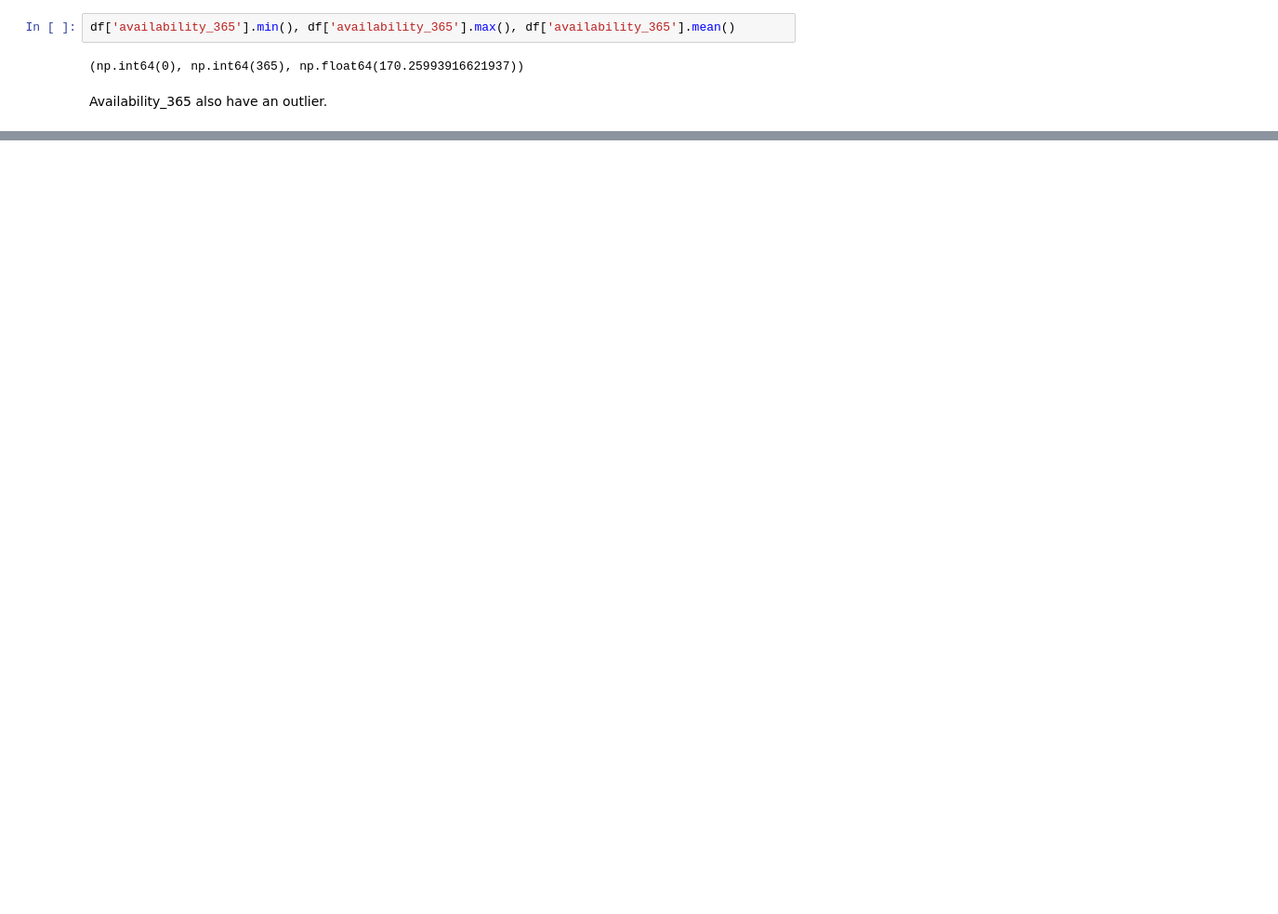
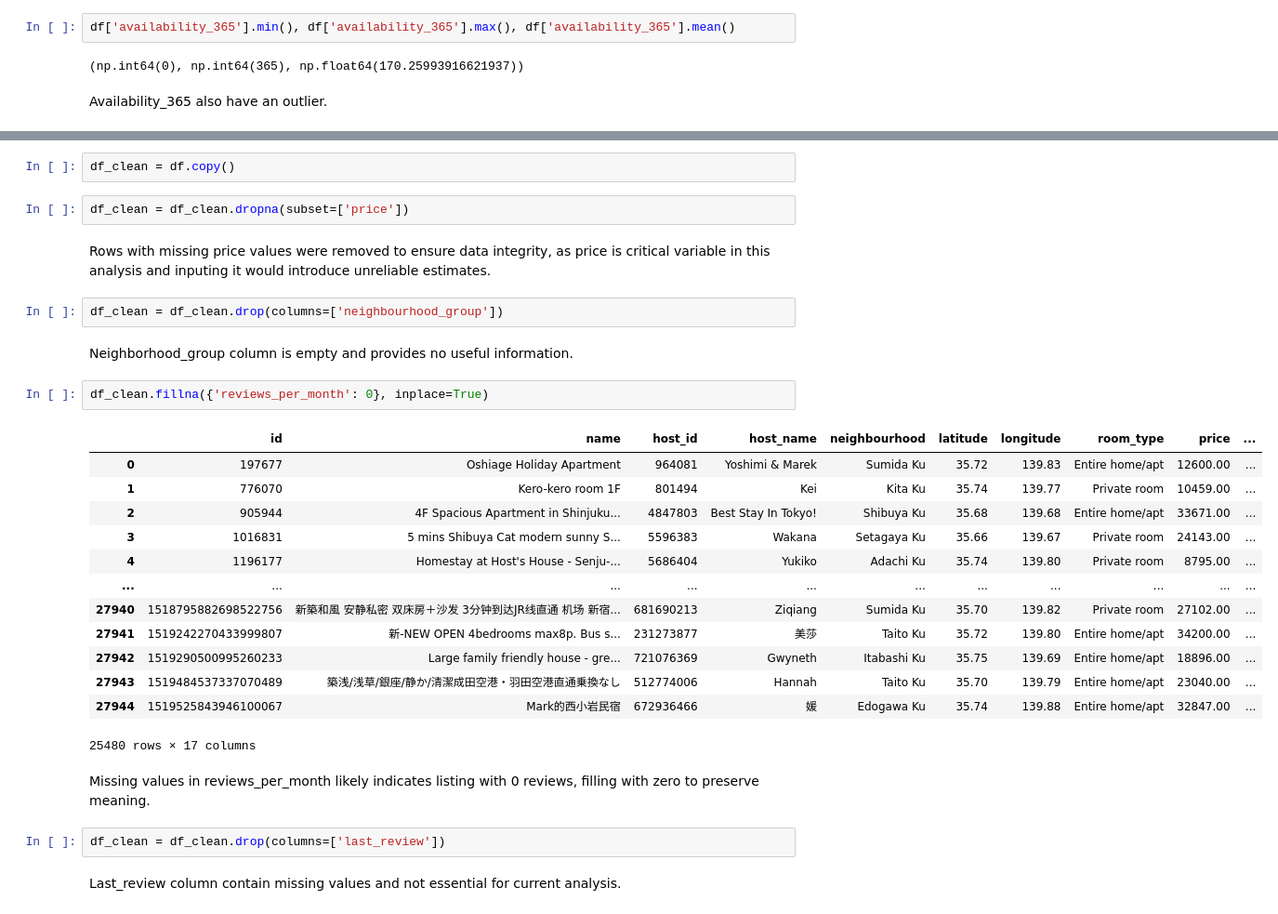
Before and after one commit to jasonandreasw/airbnb-eda, a Jupyter notebook: notebooks/airbnb_eda.ipynb, the cells around one changed output, grey strips where cells are left out. Shown at 93% size. Drawn from its saved outputs; the diff is of its cells as text; blank space fills up the shorter version.

```diff
--- a/notebooks/airbnb_eda.ipynb
+++ b/notebooks/airbnb_eda.ipynb
@@ -214,0 +217,32 @@ Availability_365 also have an outlier.
+# %%
+df_clean = df.copy()
+# %%
+df_clean = df_clean.dropna(subset=['price'])
+# %% [markdown]
+Rows with missing price values were removed to ensure data integrity, as price is critical variable in this analysis and inputing it would introduce unreliable estimates.
+# %%
+df_clean = df_clean.drop(columns=['neighbourhood_group'])
+# %% [markdown]
+Neighborhood_group column is empty and provides no useful information.
+# %%
+df_clean.fillna({'reviews_per_month': 0}, inplace=True)
+# %% [output]
+|  | id | name | host_id | host_name | neighbourhood | latitude | longitude | room_type | price | ... |
+| 0 | 197677 | Oshiage Holiday Apartment | 964081 | Yoshimi & Marek | Sumida Ku | 35.72 | 139.83 | Entire home/apt | 12600.00 | ... |
+| 1 | 776070 | Kero-kero room 1F | 801494 | Kei | Kita Ku | 35.74 | 139.77 | Private room | 10459.00 | ... |
+| 2 | 905944 | 4F Spacious Apartment in Shinjuku... | 4847803 | Best Stay In Tokyo! | Shibuya Ku | 35.68 | 139.68 | Entire home/apt | 33671.00 | ... |
+| 3 | 1016831 | 5 mins Shibuya Cat modern sunny S... | 5596383 | Wakana | Setagaya Ku | 35.66 | 139.67 | Private room | 24143.00 | ... |
+| 4 | 1196177 | Homestay at Host's House - Senju-... | 5686404 | Yukiko | Adachi Ku | 35.74 | 139.80 | Private room | 8795.00 | ... |
+| ... | ... | ... | ... | ... | ... | ... | ... | ... | ... | ... |
+| 27940 | 1518795882698522756 | 新築和風 安静私密 双床房＋沙发 3分钟到达JR线直通 机场 新宿... | 681690213 | Ziqiang | Sumida Ku | 35.70 | 139.82 | Private room | 27102.00 | ... |
+| 27941 | 1519242270433999807 | 新-NEW OPEN 4bedrooms max8p. Bus s... | 231273877 | 美莎 | Taito Ku | 35.72 | 139.80 | Entire home/apt | 34200.00 | ... |
+| 27942 | 1519290500995260233 | Large family friendly house - gre... | 721076369 | Gwyneth | Itabashi Ku | 35.75 | 139.69 | Entire home/apt | 18896.00 | ... |
+| 27943 | 1519484537337070489 | 築浅/浅草/銀座/静か/清潔成田空港・羽田空港直通乗換なし | 512774006 | Hannah | Taito Ku | 35.70 | 139.79 | Entire home/apt | 23040.00 | ... |
+| 27944 | 1519525843946100067 | Mark的西小岩民宿 | 672936466 | 媛 | Edogawa Ku | 35.74 | 139.88 | Entire home/apt | 32847.00 | ... |
+25480 rows × 17 columns
+# %% [markdown]
+Missing values in reviews_per_month likely indicates listing with 0 reviews, filling with zero to preserve meaning.
+# %%
+df_clean = df_clean.drop(columns=['last_review'])
+# %% [markdown]
+Last_review column contain missing values and not essential for current analysis.
```
Also changed, not shown: parts of 14 cells of this notebook.
